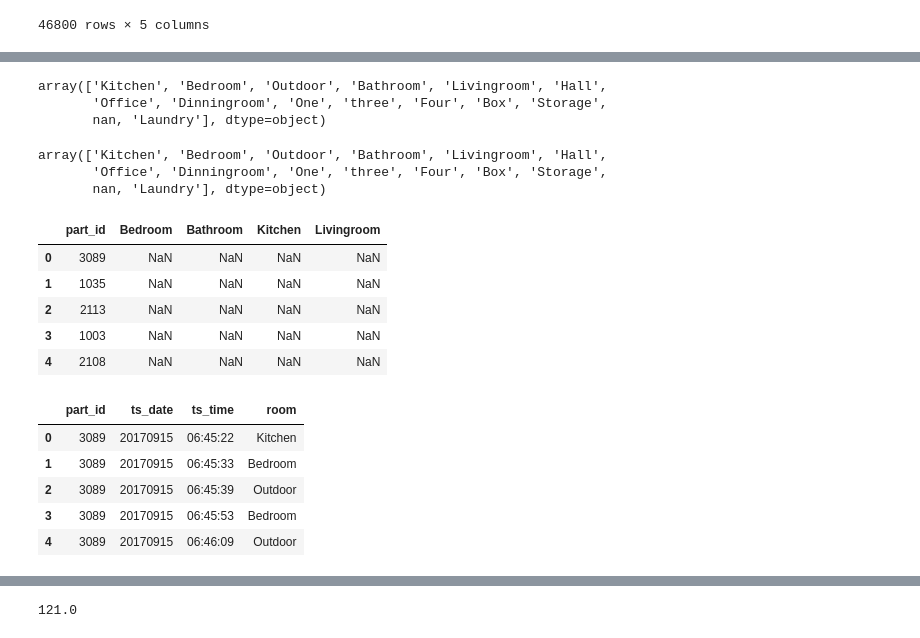
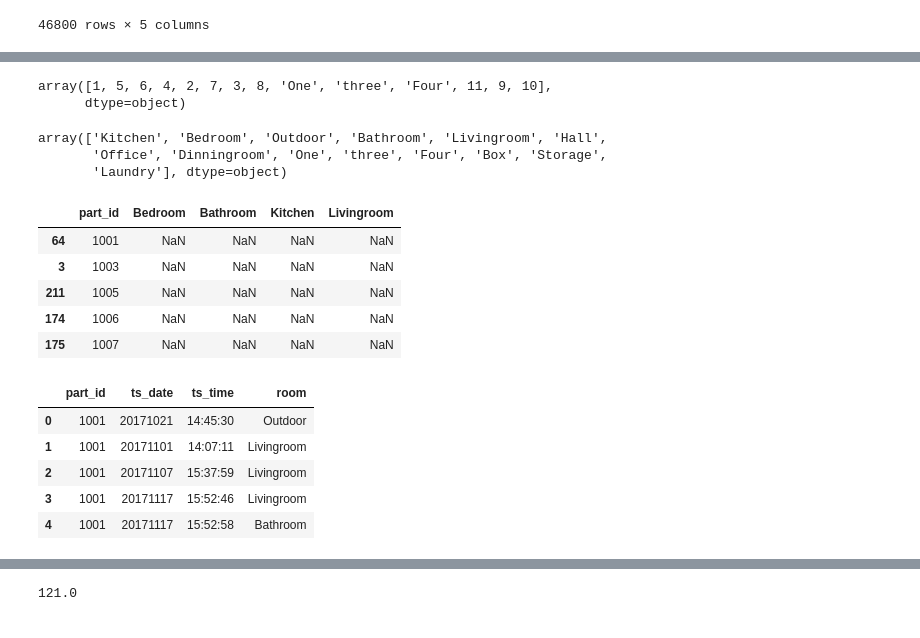
Before and after one commit to eirden96/frailSafe_project, a Jupyter notebook: beacons.ipynb, the cells around one changed output, grey strips where cells are left out. Drawn from its saved outputs; the diff is of its cells as text; code cells hidden in the pictures.

```diff
--- a/beacons.ipynb
+++ b/beacons.ipynb
@@ -81,5 +84,5 @@ KeyError: "['is_partid_num'] not found in axis"
 # %%
-beacons_correct.dropna()
+beacons_correct.dropna(inplace = True)
 beacons_correct.reset_index(inplace=True)
 beacons_correct.drop(["index"], axis=1, inplace=True)
 # %% [output]
@@ -128,9 +134,8 @@ beacons_correct = beacons_correct.replace({r'Box': 11}, regex= True) # Box
 # %%
 beacons_correct['room'].unique()
 # %% [output]
-array(['Kitchen', 'Bedroom', 'Outdoor', 'Bathroom', 'Livingroom', 'Hall',
-       'Office', 'Dinningroom', 'One', 'three', 'Four', 'Box', 'Storage',
-       nan, 'Laundry'], dtype=object)
+array([1, 5, 6, 4, 2, 7, 3, 8, 'One', 'three', 'Four', 11, 9, 10],
+      dtype=object)
 # %%
 replace_dic = {1: 'Kitchen', 2: 'Livingroom', 3: 'Office', 4: 'Bathroom', 5: 'Bedroom', 6: 'Outdoor', 7: 'Hall', 8: 'Dinningroom', 9: 'Storage', 10: 'Laundry', 11: 'Box' }
 
@@ -139,26 +144,28 @@ beacons_correct['room'].unique()
 # %% [output]
 array(['Kitchen', 'Bedroom', 'Outdoor', 'Bathroom', 'Livingroom', 'Hall',
        'Office', 'Dinningroom', 'One', 'three', 'Four', 'Box', 'Storage',
-       nan, 'Laundry'], dtype=object)
+       'Laundry'], dtype=object)
 # %%
 column_names = ['part_id', 'Bedroom', 'Bathroom', 'Kitchen', 'Livingroom']
 beacons_room_time = pd.DataFrame(columns = column_names)
 beacons_room_time['part_id'] = pd.DataFrame(beacons_correct['part_id'].unique())
-beacons_room_time.head(100)
+beacons_room_time.sort_values('part_id', inplace=True)
+beacons_room_time.head(5)
 # %% [output]
 |  | part_id | Bedroom | Bathroom | Kitchen | Livingroom |
-| 0 | 3089 | NaN | NaN | NaN | NaN |
-| 1 | 1035 | NaN | NaN | NaN | NaN |
-| 2 | 2113 | NaN | NaN | NaN | NaN |
+| 64 | 1001 | NaN | NaN | NaN | NaN |
 | 3 | 1003 | NaN | NaN | NaN | NaN |
-| 4 | 2108 | NaN | NaN | NaN | NaN |
+| 211 | 1005 | NaN | NaN | NaN | NaN |
+| 174 | 1006 | NaN | NaN | NaN | NaN |
+| 175 | 1007 | NaN | NaN | NaN | NaN |
 # %%
-beacons_correct.sort_values(by= ['part_id', 'ts_date', 'ts_time'], ignore_index= True)
+pd.set_option("display.max_rows", None, "display.max_columns", None)
+beacons_correct = beacons_correct.sort_values(by= ['part_id', 'ts_date', 'ts_time'], ignore_index= True)
 beacons_correct.head(5)
 # %% [output]
 |  | part_id | ts_date | ts_time | room |
-| 0 | 3089 | 20170915 | 06:45:22 | Kitchen |
-| 1 | 3089 | 20170915 | 06:45:33 | Bedroom |
-| 2 | 3089 | 20170915 | 06:45:39 | Outdoor |
-| 3 | 3089 | 20170915 | 06:45:53 | Bedroom |
-| 4 | 3089 | 20170915 | 06:46:09 | Outdoor |
+| 0 | 1001 | 20171021 | 14:45:30 | Outdoor |
+| 1 | 1001 | 20171101 | 14:07:11 | Livingroom |
+| 2 | 1001 | 20171107 | 15:37:59 | Livingroom |
+| 3 | 1001 | 20171117 | 15:52:46 | Livingroom |
+| 4 | 1001 | 20171117 | 15:52:58 | Bathroom |
```
Also changed, not shown: parts of 10 cells of this notebook.
